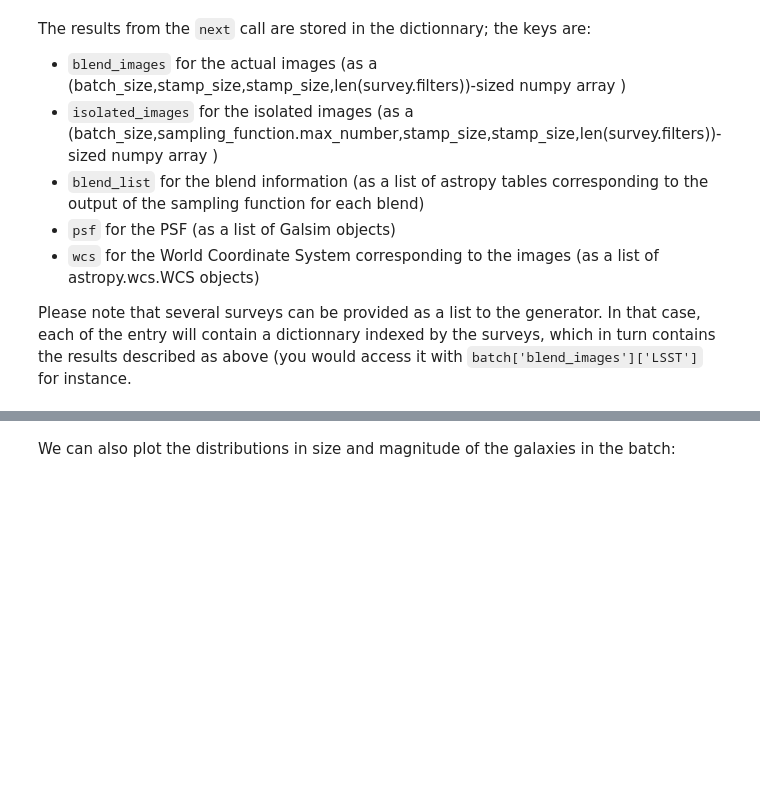
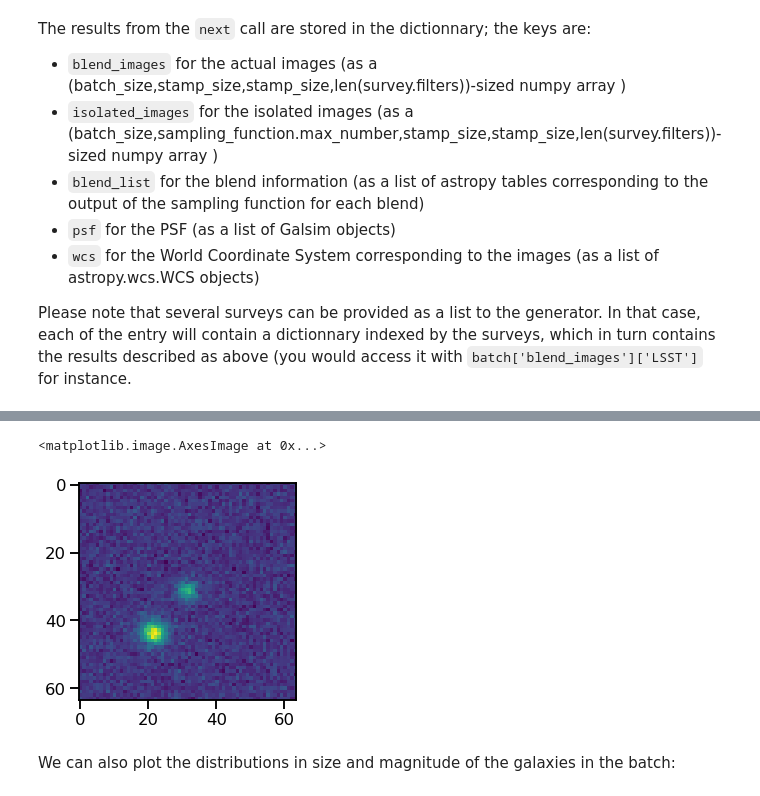
Before and after one commit to Volconage/Deblending-Galaxies-Project, a Jupyter notebook: Blends.ipynb, the cells around one changed output, grey strips where cells are left out. Drawn from its saved outputs; the diff is of its cells as text; code cells hidden in the pictures; blank space fills up the shorter version.

```diff
--- a/Blends.ipynb
+++ b/Blends.ipynb
@@ -296,3 +296,9 @@ btk.plot_utils.plot_blends(blend_images[:5], blend_list[:5], limits=(30,90))
+# %%
+#np.save("blends.npy",blend_images)
+plt.imshow(blend_images[2,0])
+# %% [output]
+<matplotlib.image.AxesImage at 0x...>
+[figure, added]
 # %% [markdown]
 We can also plot the distributions in size and magnitude of the galaxies in the batch:
 # %%
```
Also changed, not shown: parts of 9 cells of this notebook.
